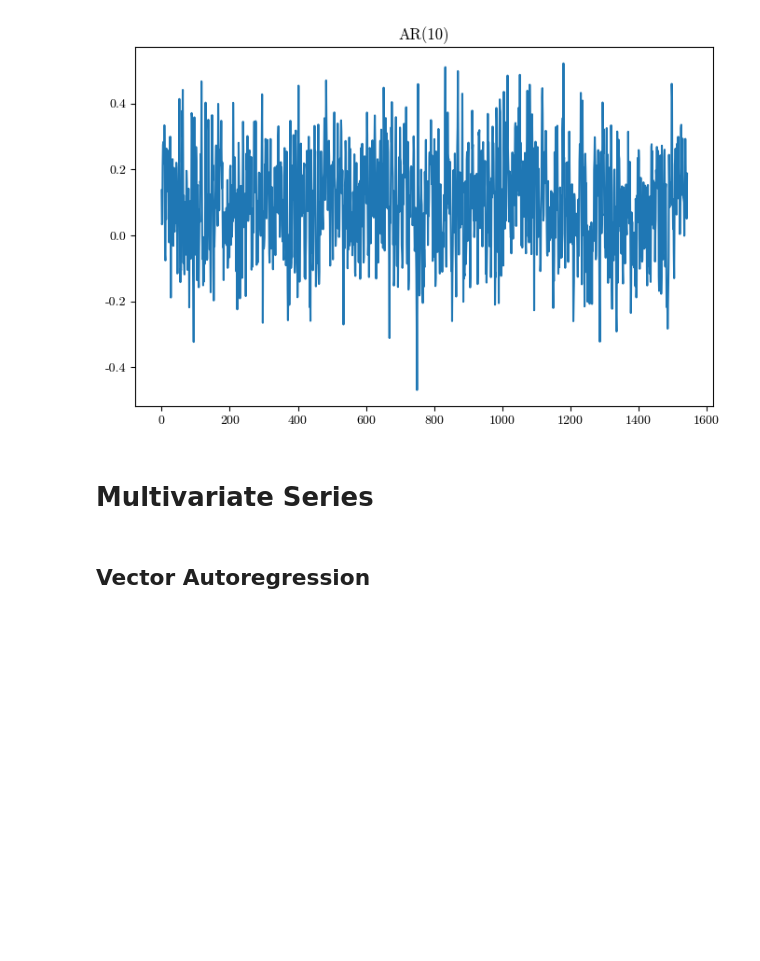
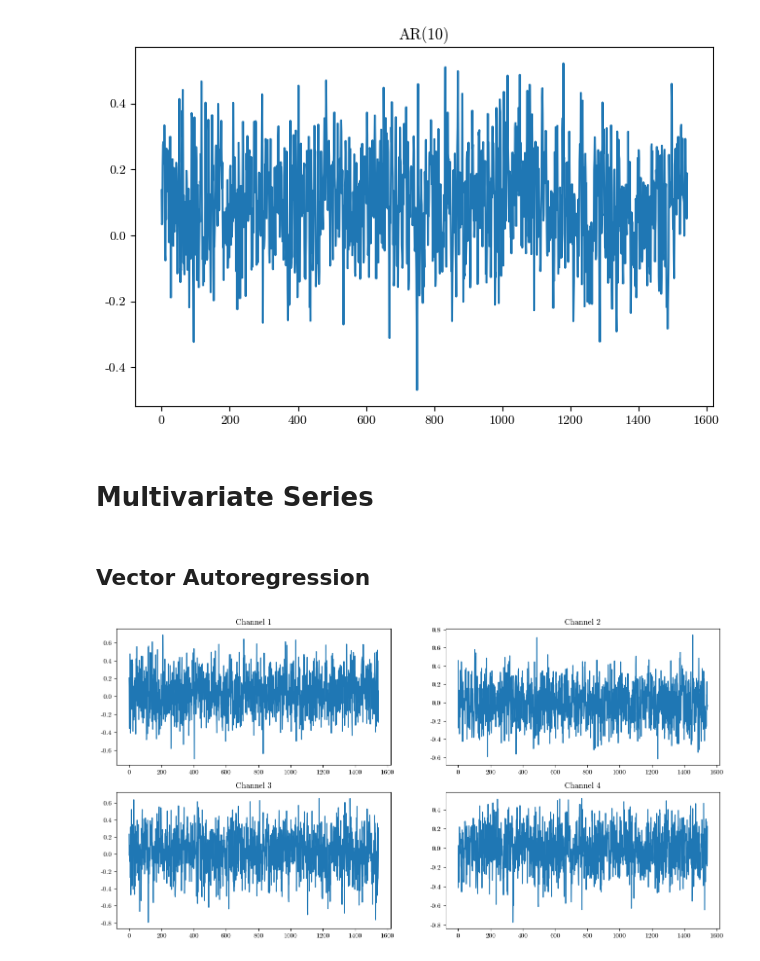
Before and after one commit to haiyan-wang/proto-tsrl, a Jupyter notebook: src/data/synthetic_data_generation.ipynb, the cells around one changed output. Saved outputs shown, nothing was run; the diff lists cells and outputs as text; code cells hidden in the pictures; blank space fills up the shorter version.

Commit message:
figure updates

```diff
--- a/src/data/synthetic_data_generation.ipynb
+++ b/src/data/synthetic_data_generation.ipynb
@@ -876,3 +876,13 @@ save_dataset("multivariate_autoregressive.npz", all_series)
 labels = [0]*20000 + [1]*20000 + [2]*20000
 labels = np.asarray(labels)
 np.savetxt('multivariate_autoregressive.csv', labels, delimiter = ',')
+# %%
+fig, axs = plt.subplots(2, 2, figsize = (16, 8))
+idx = 0
+for r in range(2):
+    for c in range(2):
+        axs[r][c].plot(var10_series[0][:, idx])
+        axs[r][c].set_title(f'Channel {idx+1}')
+        idx += 1
+# %% [output]
+[figure, added]
```
Also changed, not shown: 24 other files.
